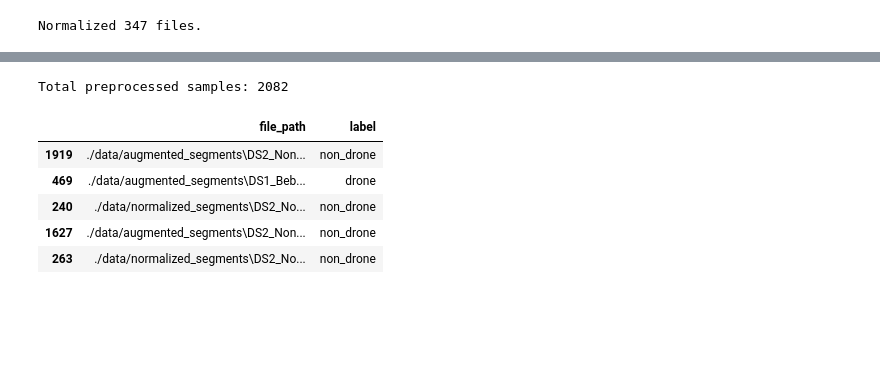
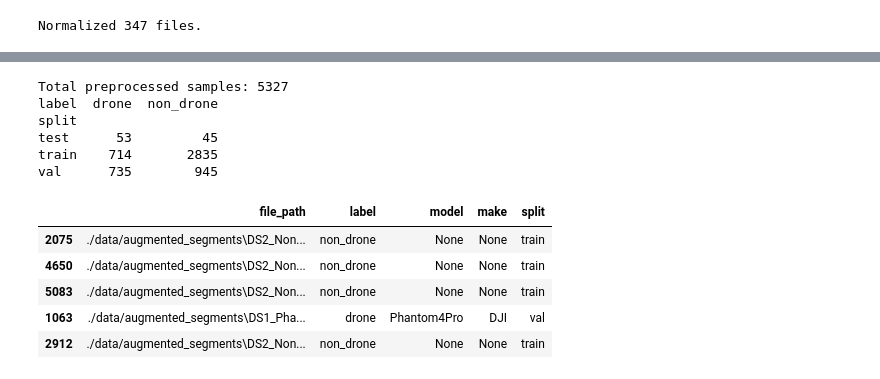
Before and after one commit to ricardofdr/acoustic-uav-detection, a Jupyter notebook: 01_data_exploration_3.ipynb, the cells around one changed output, grey strips where cells are left out. Cells and saved outputs as stored; diff of their text form; code cells hidden in the pictures; blank space fills up the shorter version.

```diff
--- a/01_data_exploration.ipynb
+++ b/01_data_exploration_3.ipynb
@@ -286,28 +704,27 @@ Generated 347 segments.
 # %%
 norm_dir = "./data/normalized_segments"
 os.makedirs(norm_dir, exist_ok=True)
+
 
 def peak_normalize(signal):
     peak = np.max(np.abs(signal))
     return signal / peak if peak > 0 else signal
 
+
 def amplitude_normalize(signal):
     return librosa.util.normalize(signal)
 
+
 def normalize_and_save(file_path):
     y, sr = librosa.load(file_path, sr=SAMPLE_RATE)
-    # aplicar peak normalization
-    y_peak = peak_normalize(y)
-    # aplicar amplitude normalization
-    y_final = amplitude_normalize(y_peak)
+    y_peak = peak_normalize(y)          # aplicar peak normalization
+    y_final = amplitude_normalize(y_peak)  # aplicar amplitude normalization
     out_path = os.path.join(norm_dir, os.path.basename(file_path))
     sf.write(out_path, y_final, sr)
     return out_path
 
-normalized_paths = []
-for _, row in seg_df.iterrows():
-    out_file = normalize_and_save(row["file_path"])
-    normalized_paths.append(out_file)
+
+normalized_paths = [normalize_and_save(row["file_path"]) for _, row in seg_df.iterrows()]
 
 norm_df = seg_df.copy()
 norm_df["file_path"] = normalized_paths
@@ -371,14 +812,21 @@ Created 1735 augmented files.
 # %%
-final_df = pd.concat([norm_df, aug_df], ignore_index=True)
+test_df = norm_df[norm_df["split"] == "test"]
+final_df = pd.concat([aug_df, test_df], ignore_index=True)
 final_df.to_csv("final_preprocessed_metadata.csv", index=False)
 
 print(f"Total preprocessed samples: {len(final_df)}")
-final_df.sample(5)
+print(final_df.groupby(["split", "label"]).size().unstack(fill_value=0))
+final_df.sample(min(5, len(final_df)))
 # %% [output]
-Total preprocessed samples: 2082
+Total preprocessed samples: 5327
+label  drone  non_drone
+split
+test      53         45
+train    714       2835
+val      735        945
-|  | file_path | label |
-| 1919 | ./data/augmented_segments\DS2_Non... | non_drone |
-| 469 | ./data/augmented_segments\DS1_Beb... | drone |
-| 240 | ./data/normalized_segments\DS2_No... | non_drone |
-| 1627 | ./data/augmented_segments\DS2_Non... | non_drone |
-| 263 | ./data/normalized_segments\DS2_No... | non_drone |
+|  | file_path | label | model | make | split |
+| 2075 | ./data/augmented_segments\DS2_Non... | non_drone | None | None | train |
+| 4650 | ./data/augmented_segments\DS2_Non... | non_drone | None | None | train |
+| 5083 | ./data/augmented_segments\DS2_Non... | non_drone | None | None | train |
+| 1063 | ./data/augmented_segments\DS1_Pha... | drone | Phantom4Pro | DJI | val |
+| 2912 | ./data/augmented_segments\DS2_Non... | non_drone | None | None | train |
```
Also changed, not shown: parts of 23 cells of this notebook, 22 other files.
